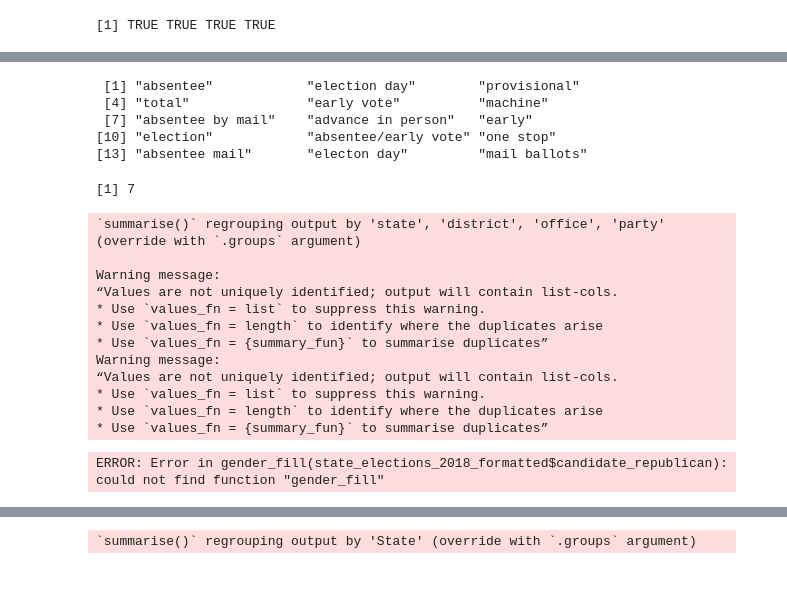
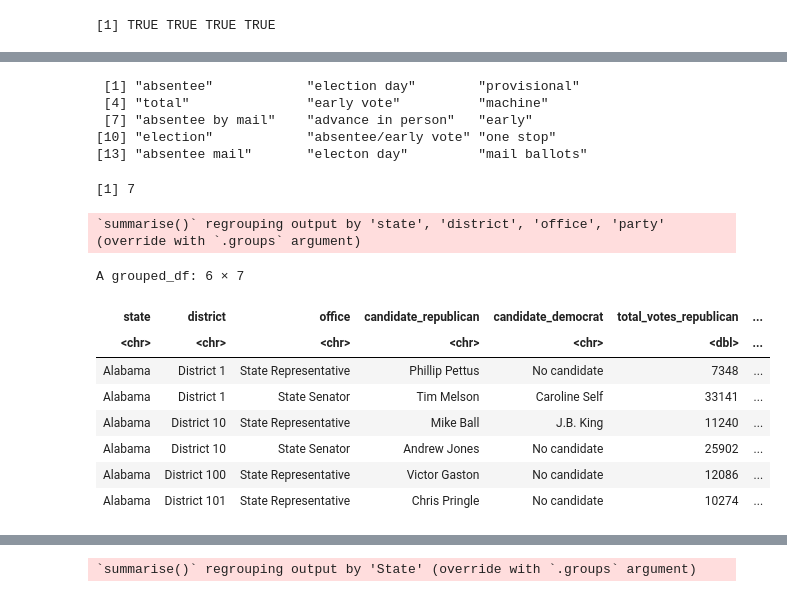
Before and after one commit to michael-bonitati-1117/final_project, a Jupyter notebook: Gender_Code.ipynb, the cells around one changed output, grey strips where cells are left out. Cells and saved outputs as stored; diff of their text form; code cells hidden in the pictures.

Commit message:
2018 dataset reformatted, updates to analysis code

```diff
--- a/Gender_Code.ipynb
+++ b/Gender_Code.ipynb
@@ -326,52 +278,52 @@ total_list <- state_elections_2018_filtered %>%
 
 non_total_list <- state_elections_2018_filtered %>%
     filter(!mode == "total") %>%
     select(candidate)
 
 sum(unique(total_list$candidate) %in% unique(non_total_list$candidate))
 
 match_list <- unique(total_list[total_list$candidate %in% non_total_list$candidate,])
 
 
 test_case <- state_elections_2018_filtered %>%
     filter(!candidate %in% match_list) %>%
     group_by(state, district, office, party, candidate) %>%
     summarize(total_votes = sum(candidatevotes)) %>%
     arrange(state, district, office)
 
 state_elections_2018_formatted <- test_case %>%
     filter(party %in% c("democrat", "republican")) %>%
-    pivot_wider(id_cols = c("state", "district", "office"), names_from = party, values_from = c("candidate", "total_votes")) %>%
+    mutate(row = row_number()) %>%
+    pivot_wider(id_cols = c("state", "district", "office", "row"), names_from = party, values_from = c("candidate", "total_votes")) %>%
     mutate(candidate_democrat = replace_na(candidate_democrat, "No candidate"),
             candidate_republican = replace_na(candidate_republican, "No candidate"),
             total_votes_democrat = replace_na(total_votes_democrat, 0),
-            total_votes_republican = replace_na(total_votes_republican, 0))
+            total_votes_republican = replace_na(total_votes_republican, 0)) %>%
+    select(-row)
 ## Prob best possible set up
+
+head(state_elections_2018_formatted)
 # %% [output]
  [1] "absentee"            "election day"        "provisional"
  [4] "total"               "early vote"          "machine"
  [7] "absentee by mail"    "advance in person"   "early"
 [10] "election"            "absentee/early vote" "one stop"
 [13] "absentee mail"       "electon day"         "mail ballots"
 [1] 7
 `summarise()` regrouping output by 'state', 'district', 'office', 'party' (override with `.groups` argument)
-
-Warning message:
-“Values are not uniquely identified; output will contain list-cols.
-* Use `values_fn = list` to suppress this warning.
-* Use `values_fn = length` to identify where the duplicates arise
-* Use `values_fn = {summary_fun}` to summarise duplicates”
-Warning message:
-“Values are not uniquely identified; output will contain list-cols.
-* Use `values_fn = list` to suppress this warning.
-* Use `values_fn = length` to identify where the duplicates arise
-* Use `values_fn = {summary_fun}` to summarise duplicates”
+A grouped_df: 6 × 7
+| state | district | office | candidate_republican | candidate_democrat | total_votes_republican | ... |
+| <chr> | <chr> | <chr> | <chr> | <chr> | <dbl> | ... |
+| Alabama | District 1 | State Representative | Phillip Pettus | No candidate | 7348 | ... |
+| Alabama | District 1 | State Senator | Tim Melson | Caroline Self | 33141 | ... |
+| Alabama | District 10 | State Representative | Mike Ball | J.B. King | 11240 | ... |
+| Alabama | District 10 | State Senator | Andrew Jones | No candidate | 25902 | ... |
+| Alabama | District 100 | State Representative | Victor Gaston | No candidate | 12086 | ... |
+| Alabama | District 101 | State Representative | Chris Pringle | No candidate | 10274 | ... |
 # %%
-## Generate gender for 2018 candidates (doesn't currently work due to complications with dataset)
+## Generate gender for 2018 candidates (takes absolutely forever, do not run this if you don't need to)
 
 state_elections_2018_formatted$gender_rep <- gender_fill(state_elections_2018_formatted$candidate_republican)
 
 state_elections_2018_formatted$gender_dem <- gender_fill(state_elections_2018_formatted$candidate_democrat)
-# %% [output]
-ERROR: Error in gender_fill(state_elections_2018_formatted$candidate_republican): could not find function "gender_fill"
 # %%
```
Also changed, not shown: parts of 7 cells of this notebook, 1 other file.
